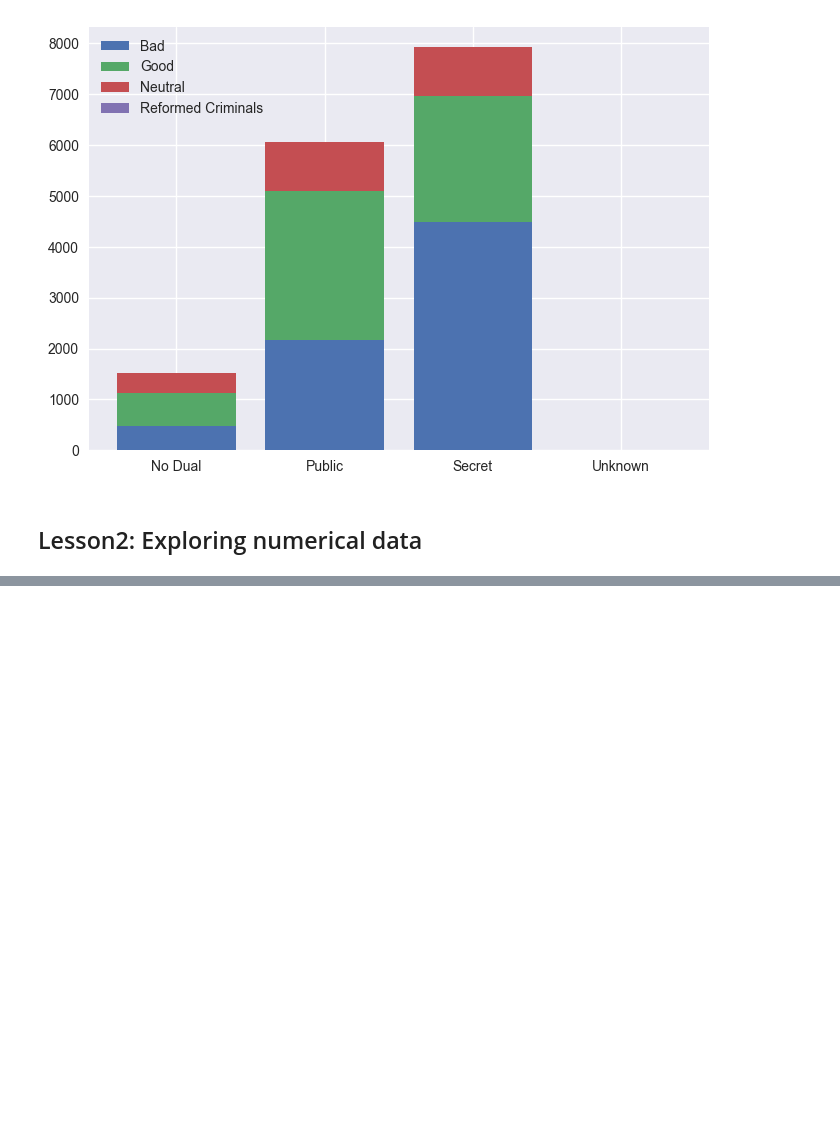
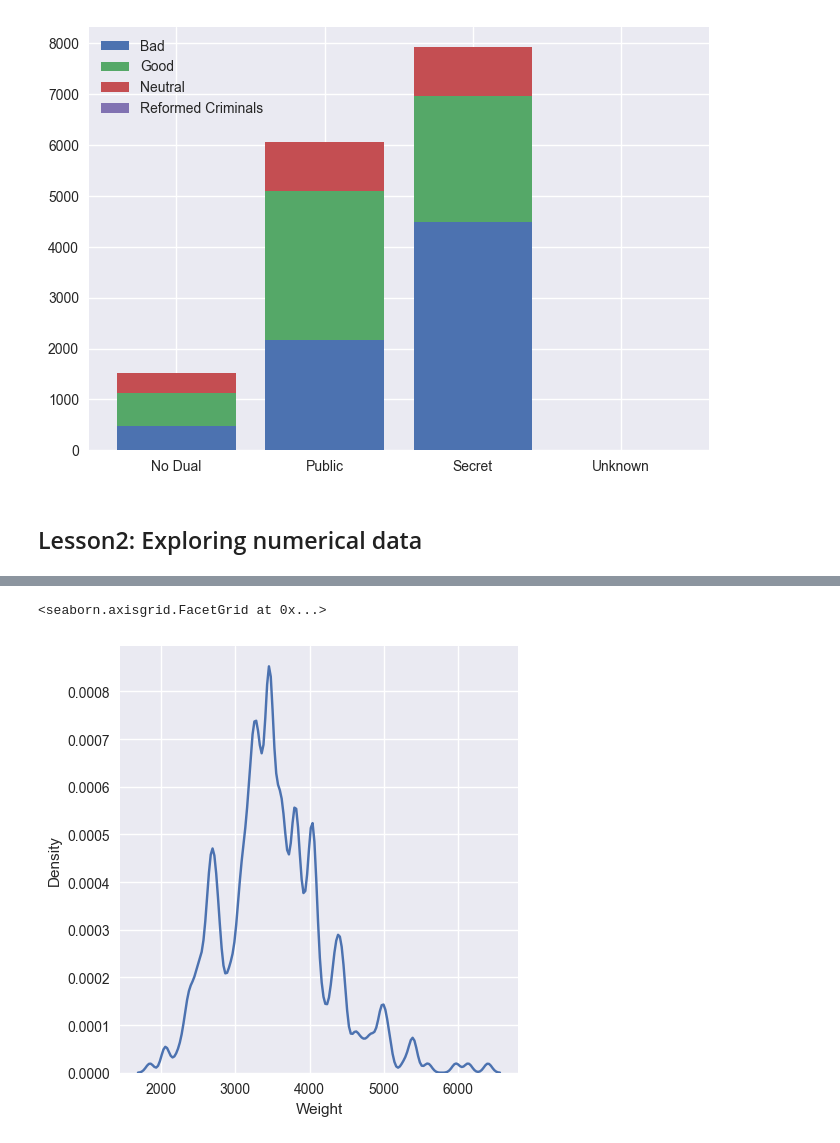
Before and after one commit to delu86/OpenIntro_Stats, a Jupyter notebook: Tut2_Exploratory_data_analysis.ipynb, the cells around one changed output, grey strips where cells are left out. Cells and saved outputs as stored; diff of their text form; code cells hidden in the pictures; blank space fills up the shorter version.

```diff
--- a/Tut2_Exploratory_data_analysis.ipynb
+++ b/Tut2_Exploratory_data_analysis.ipynb
@@ -96,0 +142,5 @@ plt.legend()
+# %%
+sns.displot(df_cars,x='Weight',kind='kde',bw_adjust=.25)
+# %% [output]
+<seaborn.axisgrid.FacetGrid at 0x...>
+[figure, added]
```
Also changed, not shown: parts of 6 cells of this notebook, 2 other files.
